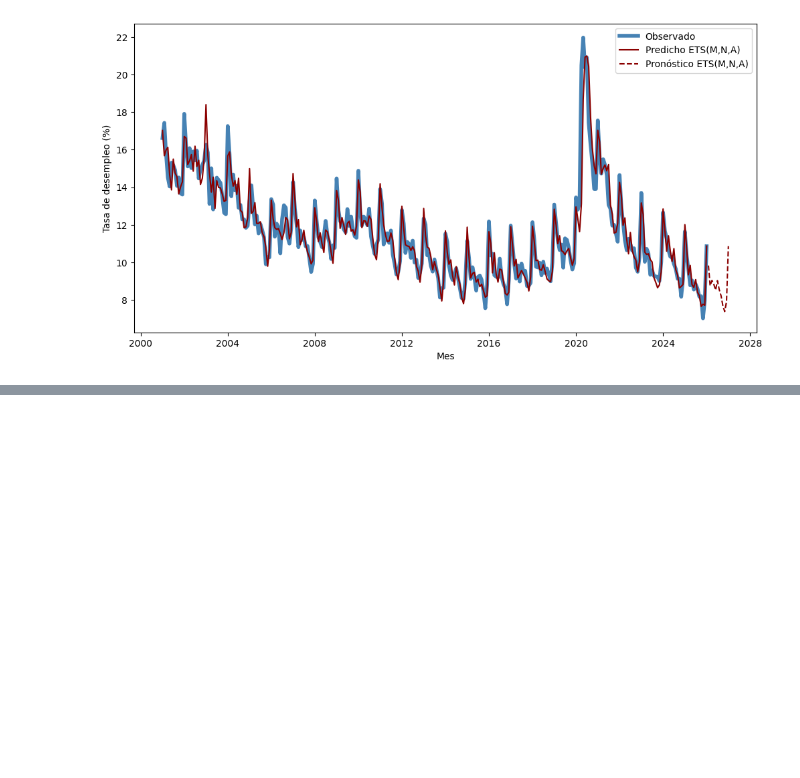
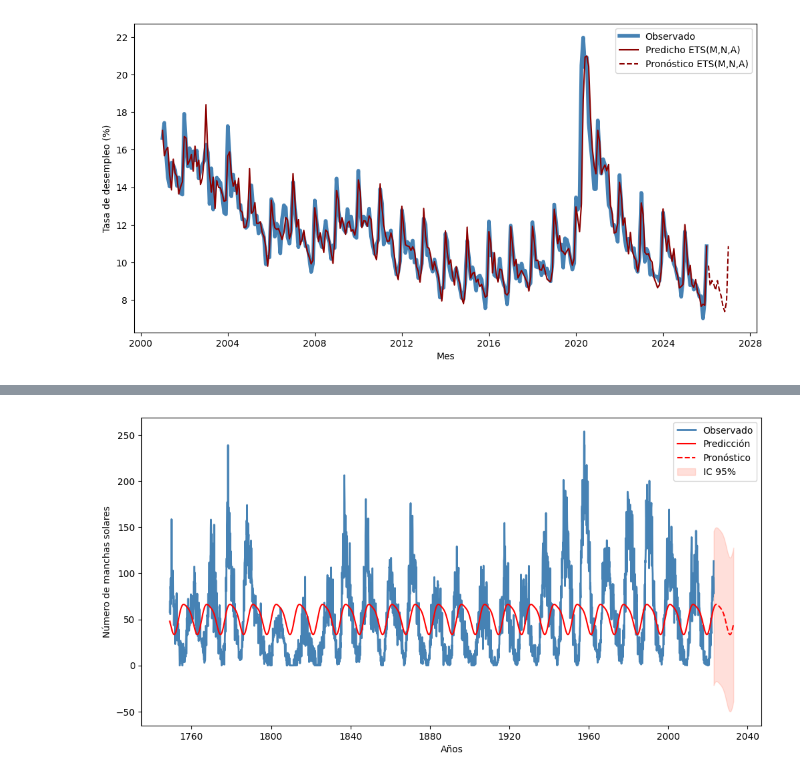
Before and after one commit to fersalme/regresion-lineal-series-tiempo, a Jupyter notebook: 05-suavizacion-pronostico/01-ejercicios-ETS-Python.ipynb, the cells around one changed output, grey strips where cells are left out. Saved outputs shown, nothing was run; the diff lists cells and outputs as text; code cells hidden in the pictures; blank space fills up the shorter version.

```diff
--- a/05-suavizacion-pronostico/01-ejercicios-ETS-Python.ipynb
+++ b/05-suavizacion-pronostico/01-ejercicios-ETS-Python.ipynb
@@ -562,0 +605,10 @@ plt.show()
+# %%
+# modelos
+terminos_fourier = DeterministicProcess(serie_sunspot.index,
+                                        constant=True,
+                                        period=140, # Ciclos estacionales toman más de un año
+                                        fourier=2) # incluir terminos de fourier que forman una onda a mayor K mayor ajuste
+
+# crear los datos
+exog_fourier = terminos_fourier.in_sample()
+exog_fourier.head()
@@ -562,0 +623,4 @@ plt.show()
+# %%
+# modelo
+modelo_armonico = SARIMAX(serie_sunspot, exog=exog_fourier, order=(0, 0, 0), trend='n').fit()
+print(modelo_armonico.summary())
@@ -562,0 +645,33 @@ plt.show()
+# %%
+# Pronostico los proximos 10 años = 12 meses * 10 años  = 120
+t_pronostico = 120
+ultimo_dato  = serie_sunspot.index[-1]
+anio_pronostico = pd.date_range(start=ultimo_dato + pd.offsets.MonthBegin(1), periods=t_pronostico, freq='MS')
+
+# Obtener valores promedios e intervalos del pronostico
+exog_futuro = terminos_fourier.out_of_sample(steps=t_pronostico)
+pronostico = modelo_armonico.get_forecast(steps=t_pronostico, exog=exog_futuro)
+pred_mean = pronostico.predicted_mean
+pred_ci = pronostico.conf_int()
+
+# Alinear índice con la serie original
+pred_mean.index = anio_pronostico
+pred_ci.index   = anio_pronostico
+
+# Graficar resultados pronostico
+fig, ax = plt.subplots(figsize=(12, 6))
+ax.plot(serie_sunspot.index, serie_sunspot, label="Observado", color='steelblue', linewidth=2)
+ax.plot(serie_sunspot.index, modelo_armonico.fittedvalues, label="Predicción", color='red')
+ax.plot(pred_mean.index, pred_mean, label="Pronóstico", color='red', linestyle='--')
+ax.fill_between(
+    pred_ci.index,
+    pred_ci.iloc[:, 0],
+    pred_ci.iloc[:, 1],
+    color='tomato', alpha=.2, label="IC 95%"
+)
+ax.set_xlabel('Años')
+ax.set_ylabel('Número de manchas solares')
+ax.legend()
+plt.show()
+# %% [output]
+[figure, added]
```
Also changed, not shown: parts of 6 cells of this notebook.
